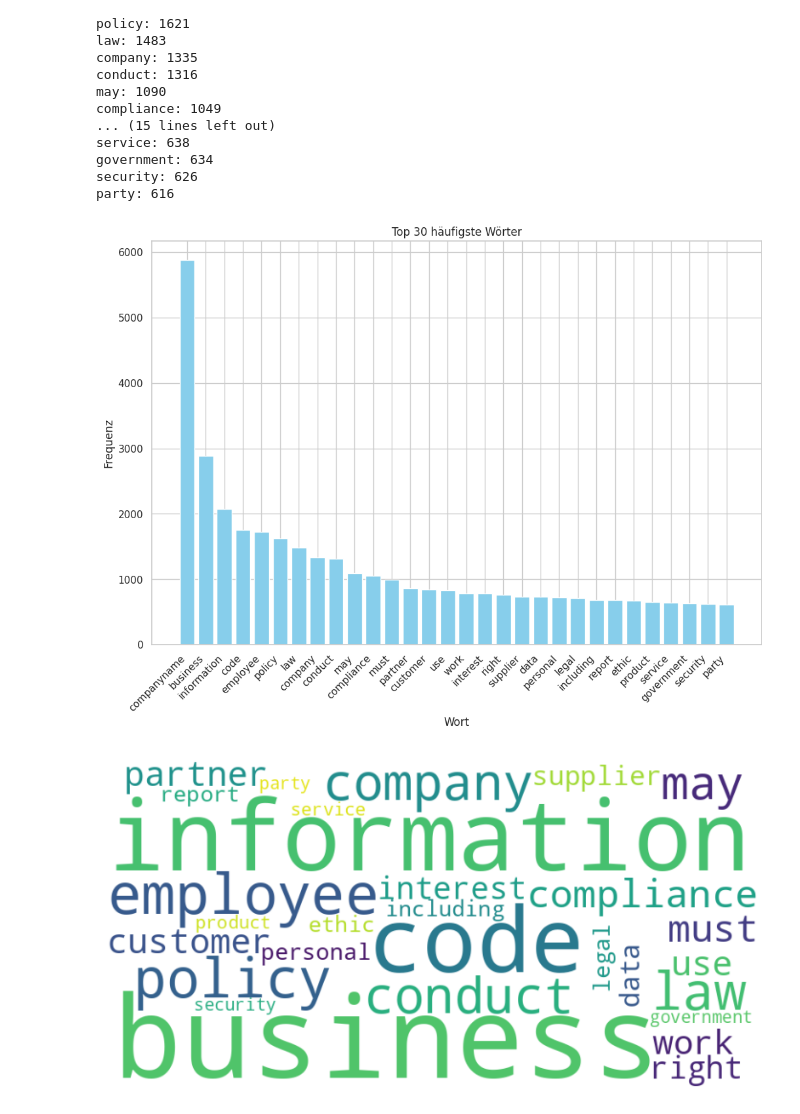
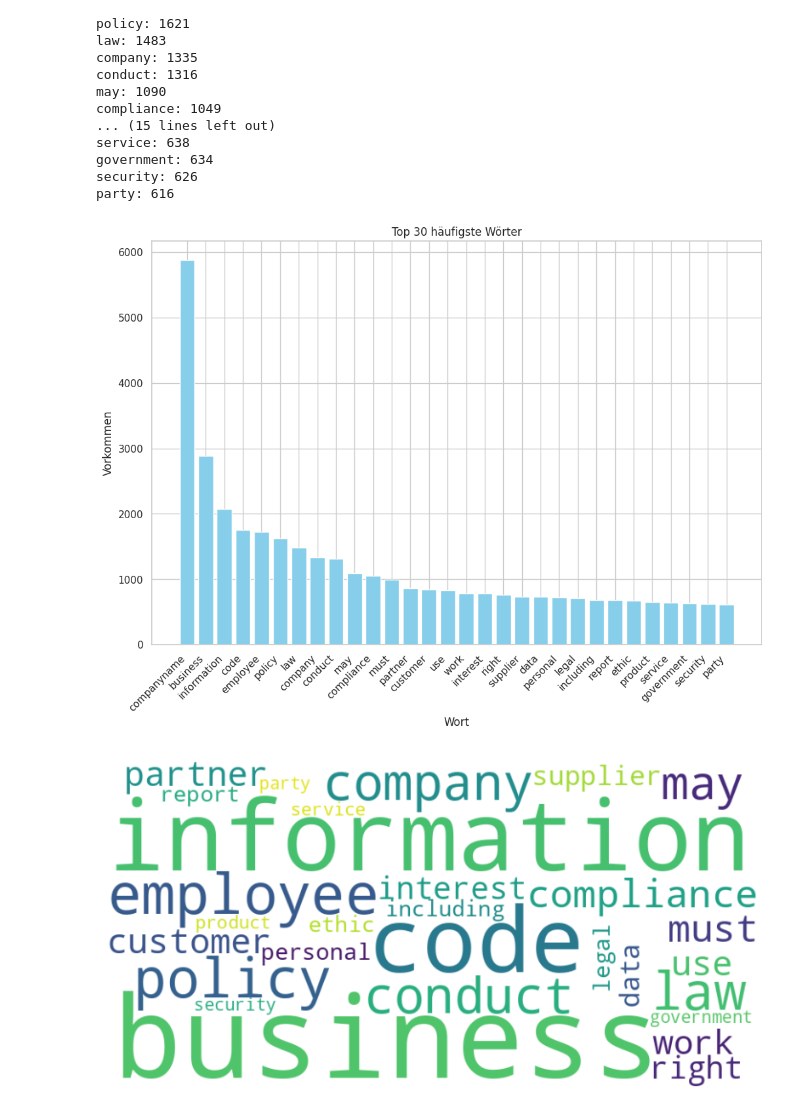
Before and after one commit to chrrei/cme-analysis, a Jupyter notebook: cme_analysis.ipynb, the cells around one changed output. Cells and saved outputs as stored; diff of their text form; code cells hidden in the pictures.

Commit message:
slight diagram changes

```diff
--- a/cme_analysis.ipynb
+++ b/cme_analysis.ipynb
@@ -187,17 +187,17 @@ party: 616
 # %%
 # Bar chart für wörterfrequenzen
 words, frequencies = zip(*common_words)
 
 plt.figure(figsize=(12, 8))
 plt.bar(words, frequencies, color='skyblue')
 plt.xlabel('Wort')
-plt.ylabel('Frequenz')
+plt.ylabel('Vorkommen')
 plt.title('Top 30 häufigste Wörter')
 plt.xticks(rotation=45, ha='right')
 
 plt.show()
 # %% [output]
-[figure, old version]
+[figure, new version]
 # %%
 # Word cloud aus den häufigkeiten bauen!
 from wordcloud import WordCloud
```
